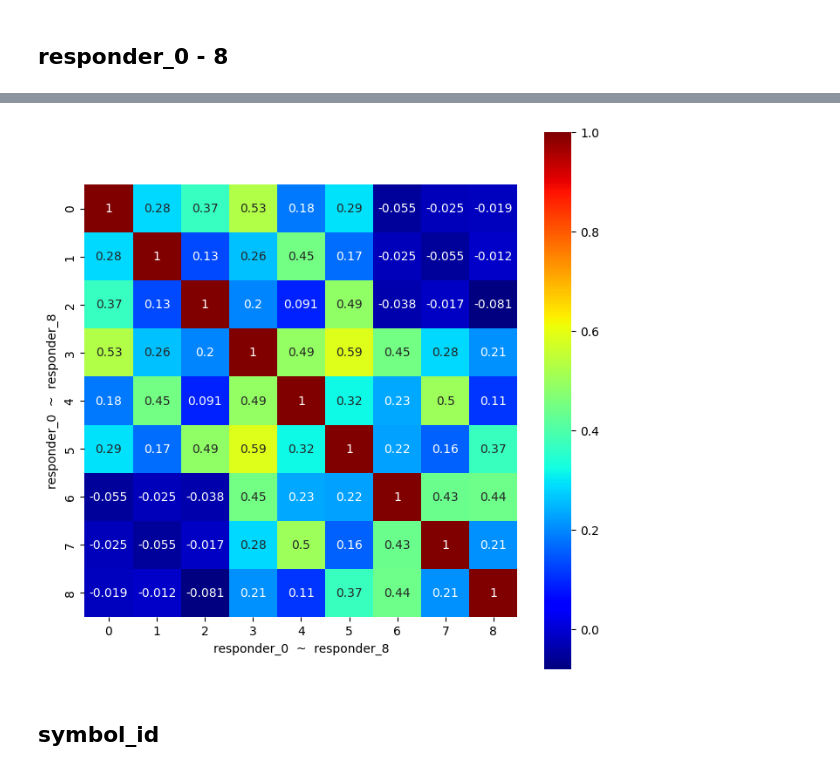
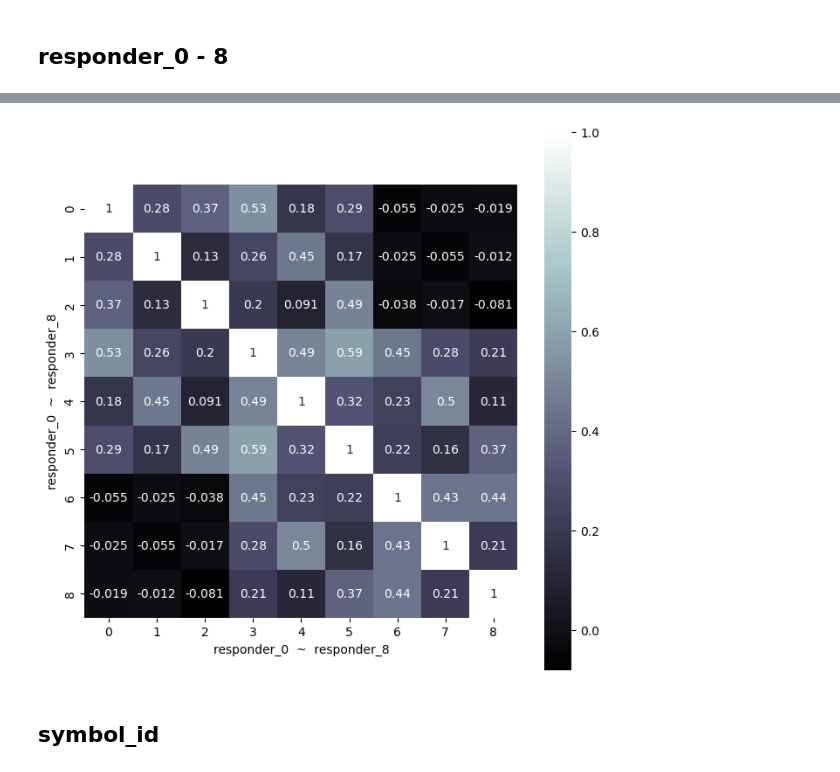
Before and after one commit to Squidward-Liwito/jane_street_solutions_benchmark, a Jupyter notebook: js_dataEDA.ipynb, the cells around one changed output, grey strips where cells are left out. Cells and saved outputs as stored; diff of their text form; code cells hidden in the pictures.

```diff
--- a/js_dataEDA.ipynb
+++ b/js_dataEDA.ipynb
@@ -145,6 +125,6 @@ The `symbol_id` column contains encrypted identifiers. Each `symbol_id` is not g
 # %%
 train = (
-    pl.read_parquet(f"{ROOT_DIR}/train.parquet/partition_id=0/part-0.parquet")
+    pl.read_parquet(f"{DATA_DIR}/train.parquet/partition_id=0/part-0.parquet")
 )
 train.shape
 # %% [output]
@@ -273,12 +253,12 @@ column = responder_5
 ... (6 outputs left out)
 # %%
 plt.figure(figsize=(8, 8))
-sns.heatmap(train[[ f"responder_{target}" for target in range(9)]].corr(),  annot=True, square=True, cmap="jet")
+sns.heatmap(train[[ f"responder_{target}" for target in range(9)]].corr(),  annot=True, square=True, cmap="bone")
 plt.xlabel("responder_0  ~  responder_8")
 plt.ylabel("responder_0  ~  responder_8")
 plt.show()
 # %% [output]
-[figure, old version]
+[figure, new version]
 # %% [markdown]
 ## symbol_id
 # %%
```
Also changed, not shown: parts of 11 cells of this notebook, 6 other files.
